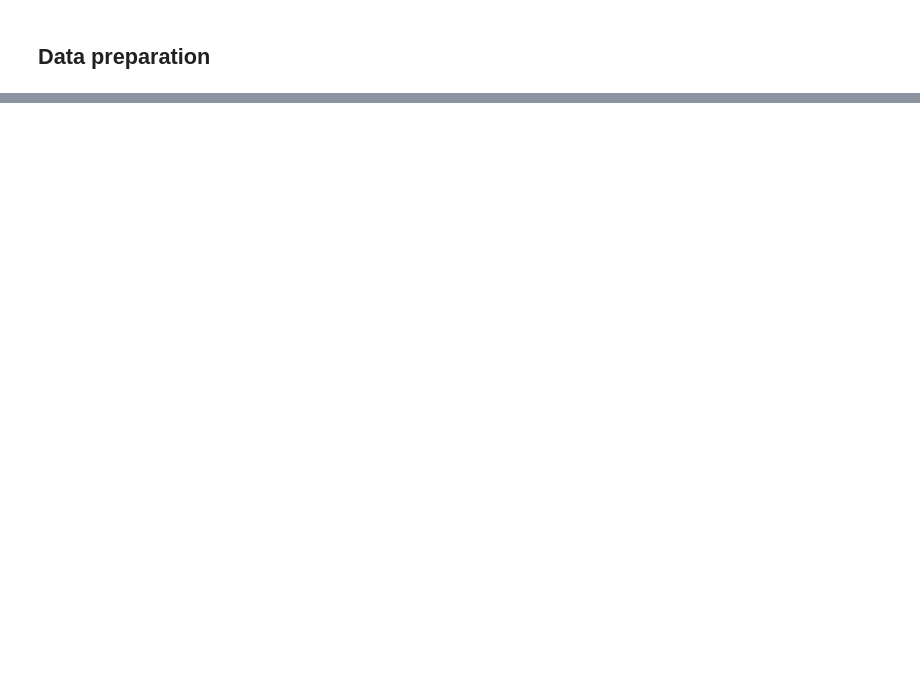
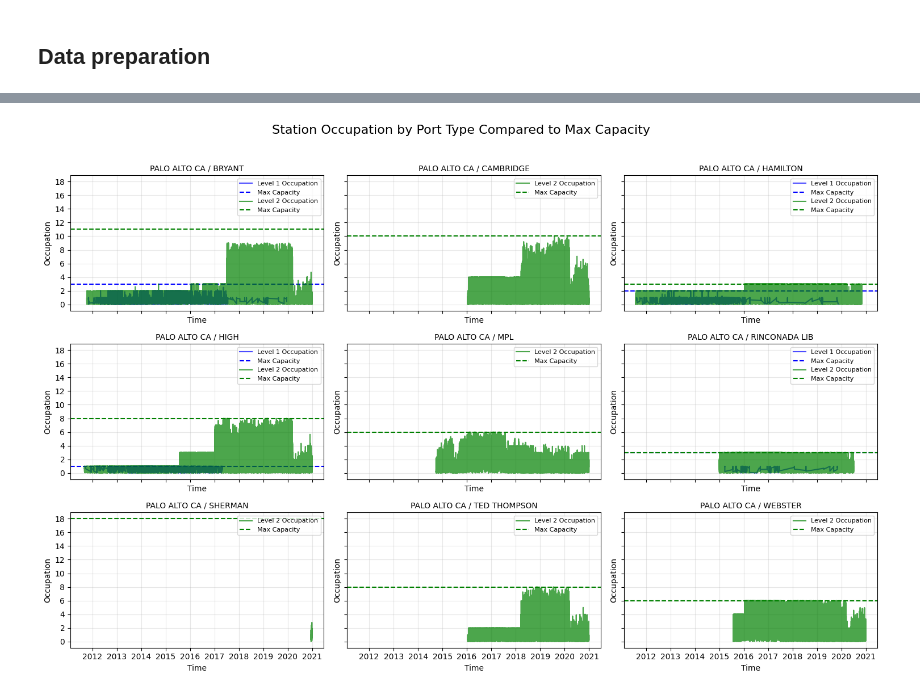
Before and after one commit to DitteGilsfeldt/42577-Introduction-to_Business_Analytics__Project, a Jupyter notebook: Dögg.ipynb, the cells around one changed output, grey strips where cells are left out. Drawn from its saved outputs; the diff is of its cells as text; code cells hidden in the pictures; blank space fills up the shorter version.

```diff
--- a/Dögg.ipynb
+++ b/Dögg.ipynb
@@ -275,0 +401,55 @@ merged_data = merged_data.drop(columns=['unique_id'])
+# %%
+import matplotlib.pyplot as plt
+from matplotlib.ticker import MaxNLocator
+
+# Define consistent colors for Port Types
+color_map = {'Level 1': 'blue', 'Level 2': 'green'}
+
+# Get the Base Station Names
+stations_to_plot = station_utilization_data['Base Station Name'].unique()[:9]
+
+# Create a 3x3 grid of subplots
+fig, axes = plt.subplots(3, 3, figsize=(15, 10), sharex=True, sharey=True)
+fig.suptitle('Station Occupation by Port Type Compared to Max Capacity', fontsize=16)
+
+for i, station in enumerate(stations_to_plot):
+    ax = axes[i // 3, i % 3]
+    station_data = station_utilization_data[station_utilization_data['Base Station Name'] == station]
+
+    # Plot occupation for each port type
+    for port_type in station_data['Port Type'].unique():
+        port_data = station_data[station_data['Port Type'] == port_type]
+
+        # Extract the max capacity for the port type (first value of 'Total_Charging_Points')
+        max_capacity = port_data['Total_Charging_Points'].iloc[0]
+
+        # Calculate occupation rate
+        occupation_rate = port_data['Charger_Occupation_Sum_h']
+
+        # Plot occupation rate with consistent color
+        ax.plot(
+            port_data['Date Pacific'],
+            occupation_rate,
+            label=f'{port_type} Occupation',
+            color=color_map[port_type],
+            alpha=0.7
+        )
+
+        # Add a horizontal line for max capacity
+        ax.axhline(max_capacity, color=color_map[port_type], linestyle='--', label='Max Capacity')
+
+    # Set y-axis to display only integers
+    ax.yaxis.set_major_locator(MaxNLocator(integer=True))
+
+    # Set titles and labels
+    ax.set_title(station, fontsize=10)
+    ax.set_xlabel('Time')
+    ax.set_ylabel('Occupation')
+    ax.legend(loc='upper right', fontsize=8)
+    ax.grid(alpha=0.3)
+
+# Adjust layout and display the plot
+plt.tight_layout(rect=[0, 0, 1, 0.96])  # Adjust layout for the title
+plt.show()
+# %% [output]
+[figure, added]
```
Also changed, not shown: parts of 31 cells of this notebook.
